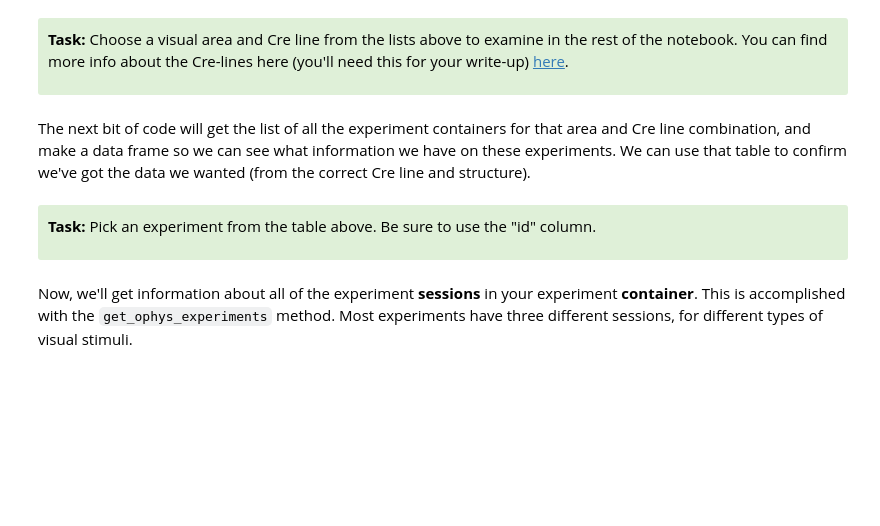
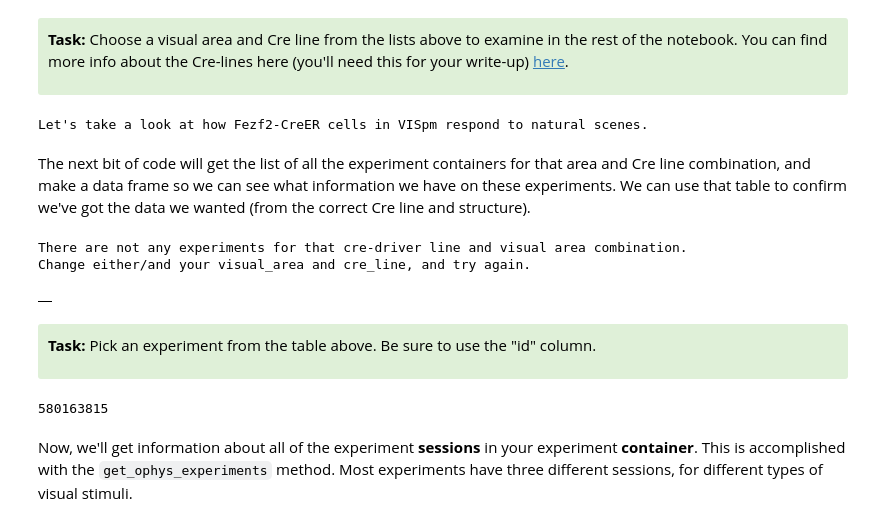
Before and after one commit to ajuavinett/BIPN145, a Jupyter notebook: Computer Lab #3 - Brain Observatory.ipynb, the cells around one changed output. Saved outputs shown, nothing was run; the diff lists cells and outputs as text; code cells hidden in the pictures; blank space fills up the shorter version.

```diff
--- a/Computer Lab #3 - Brain Observatory.ipynb
+++ b/Computer Lab #3 - Brain Observatory.ipynb
@@ -53,27 +58,38 @@ print("all brain regions: " + str(brain_areas))
 </div>
 # %%
 # put the visual area & cre line below in single quotes. e.g. 'VISp'
-visual_area =
-cre_line =
+visual_area = 'VISpm'
+cre_line = 'Fezf2-CreER'
 print("Let's take a look at how " + str(cre_line)
       + " cells in " + visual_area + " respond to natural scenes. ")
+# %% [output]
+Let's take a look at how Fezf2-CreER cells in VISpm respond to natural scenes.
 # %% [markdown]
 The next bit of code will get the list of all the experiment containers for that area and Cre line combination, and make a data frame so we can see what information we have on these experiments. We can use that table to confirm we've got the data we wanted (from the correct Cre line and structure).
 # %%
 exps = boc.get_experiment_containers(
     targeted_structures=[visual_area],
     cre_lines=[cre_line],)
 
 #create a dataframe and show us the beginning of it
 exps_df = pd.DataFrame(exps)
+if exps_df.empty:
+    print('There are not any experiments for that cre-driver line and visual area combination.')
+    print('Change either/and your visual_area and cre_line, and try again.')
+
 exps_df.head()
+# %% [output]
+There are not any experiments for that cre-driver line and visual area combination.
+Change either/and your visual_area and cre_line, and try again.
+|  |
 # %% [markdown]
 <div style="background: #DFF0D8; border-radius: 3px; padding: 10px;">
 <p><b>Task:</b>  Pick an experiment from the table above. Be sure to use the "id" column.
-</div>
 # %%
-experiment_container_id =
+experiment_container_id = 580163815
 print(experiment_container_id)
+# %% [output]
+580163815
 # %% [markdown]
 Now, we'll get information about all of the experiment <strong>sessions</strong> in your experiment <strong>container</strong>.  This is accomplished with the `get_ophys_experiments` method. Most experiments have three different sessions, for different types of visual stimuli.
 # %%
```
Also changed, not shown: parts of 13 cells of this notebook, 1 other file.
